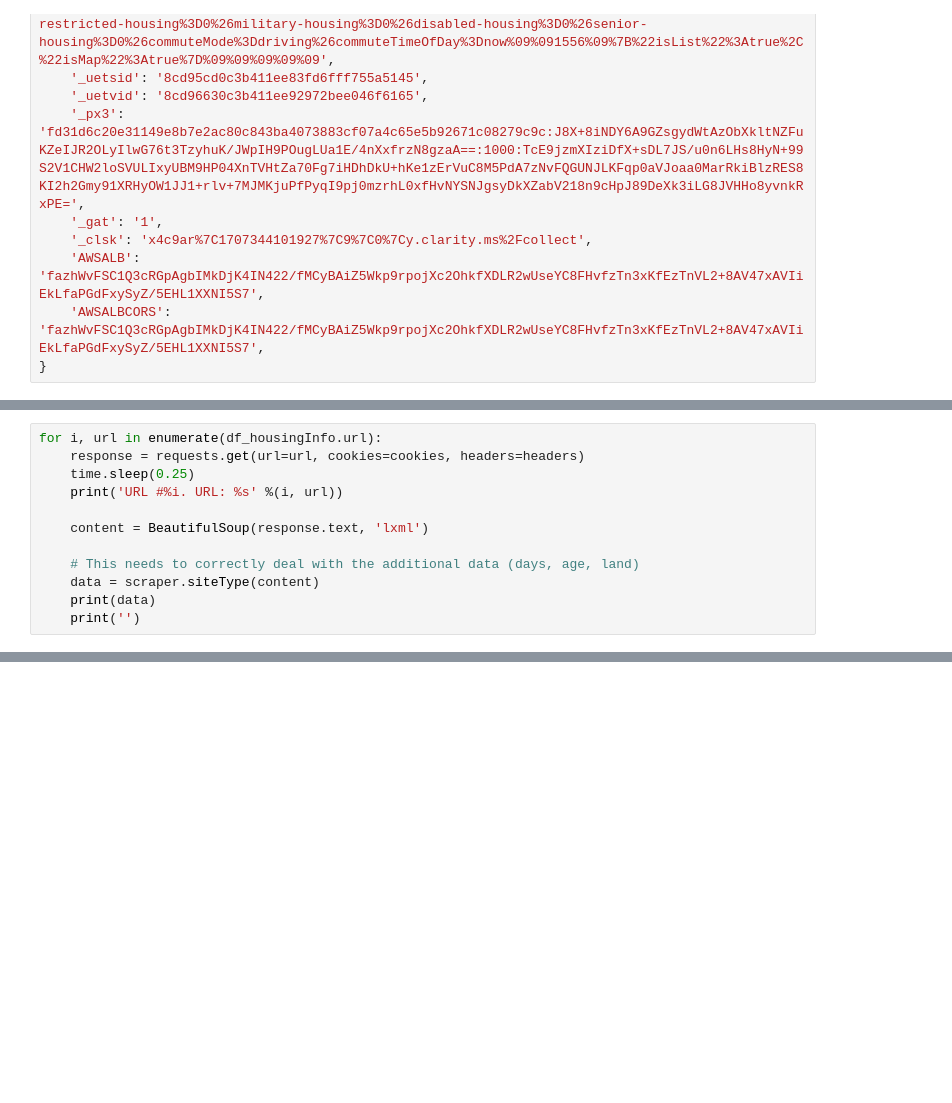
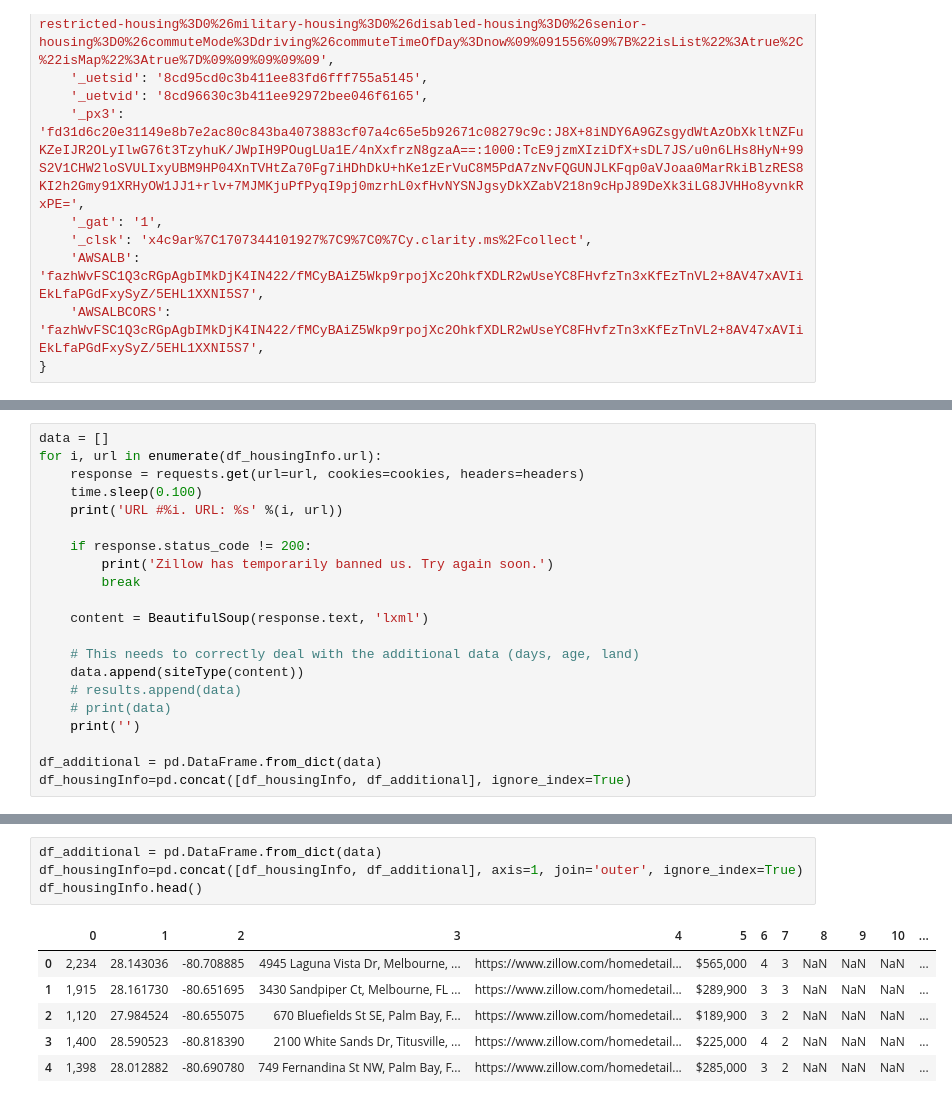
Before and after one commit to Jonathan-Tiede/RealEstate_Recommender, a Jupyter notebook: zillowWebScraper.ipynb, the cells around one changed output, grey strips where cells are left out. Saved outputs shown, nothing was run; the diff lists cells and outputs as text; blank space fills up the shorter version.

```diff
--- a/zillowWebScraper.ipynb
+++ b/zillowWebScraper.ipynb
@@ -241,13 +437,22 @@ None
 # %%
+data = []
 for i, url in enumerate(df_housingInfo.url):
     response = requests.get(url=url, cookies=cookies, headers=headers)
-    time.sleep(0.25)
+    time.sleep(0.100)
     print('URL #%i. URL: %s' %(i, url))
+
+    if response.status_code != 200:
+        print('Zillow has temporarily banned us. Try again soon.')
+        break
 
     content = BeautifulSoup(response.text, 'lxml')
 
     # This needs to correctly deal with the additional data (days, age, land)
-    data = scraper.siteType(content)
-    print(data)
+    data.append(siteType(content))
+    # results.append(data)
+    # print(data)
     print('')
+
+df_additional = pd.DataFrame.from_dict(data)
+df_housingInfo=pd.concat([df_housingInfo, df_additional], ignore_index=True)
 # %% [output]
@@ -258 +476,12 @@ Tag type 1 found.
 KeyboardInterrupt:
+# %%
+df_additional = pd.DataFrame.from_dict(data)
+df_housingInfo=pd.concat([df_housingInfo, df_additional], axis=1, join='outer', ignore_index=True)
+df_housingInfo.head()
+# %% [output]
+|  | 0 | 1 | 2 | 3 | 4 | 5 | 6 | 7 | 8 | 9 | 10 | ... |
+| 0 | 2,234 | 28.143036 | -80.708885 | 4945 Laguna Vista Dr, Melbourne, ... | https://www.zillow.com/homedetail... | $565,000 | 4 | 3 | NaN | NaN | NaN | ... |
+| 1 | 1,915 | 28.161730 | -80.651695 | 3430 Sandpiper Ct, Melbourne, FL ... | https://www.zillow.com/homedetail... | $289,900 | 3 | 3 | NaN | NaN | NaN | ... |
+| 2 | 1,120 | 27.984524 | -80.655075 | 670 Bluefields St SE, Palm Bay, F... | https://www.zillow.com/homedetail... | $189,900 | 3 | 2 | NaN | NaN | NaN | ... |
+| 3 | 1,400 | 28.590523 | -80.818390 | 2100 White Sands Dr, Titusville, ... | https://www.zillow.com/homedetail... | $225,000 | 4 | 2 | NaN | NaN | NaN | ... |
+| 4 | 1,398 | 28.012882 | -80.690780 | 749 Fernandina St NW, Palm Bay, F... | https://www.zillow.com/homedetail... | $285,000 | 3 | 2 | NaN | NaN | NaN | ... |
```
Also changed, not shown: parts of 11 cells of this notebook, 2 other files.
